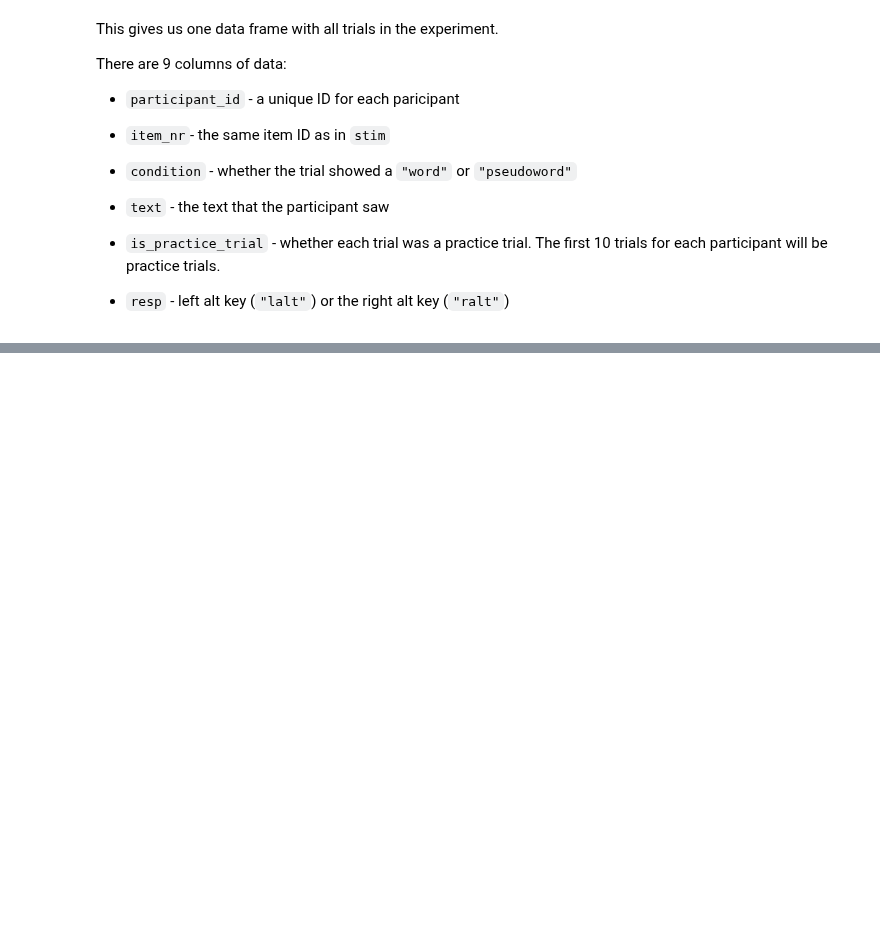
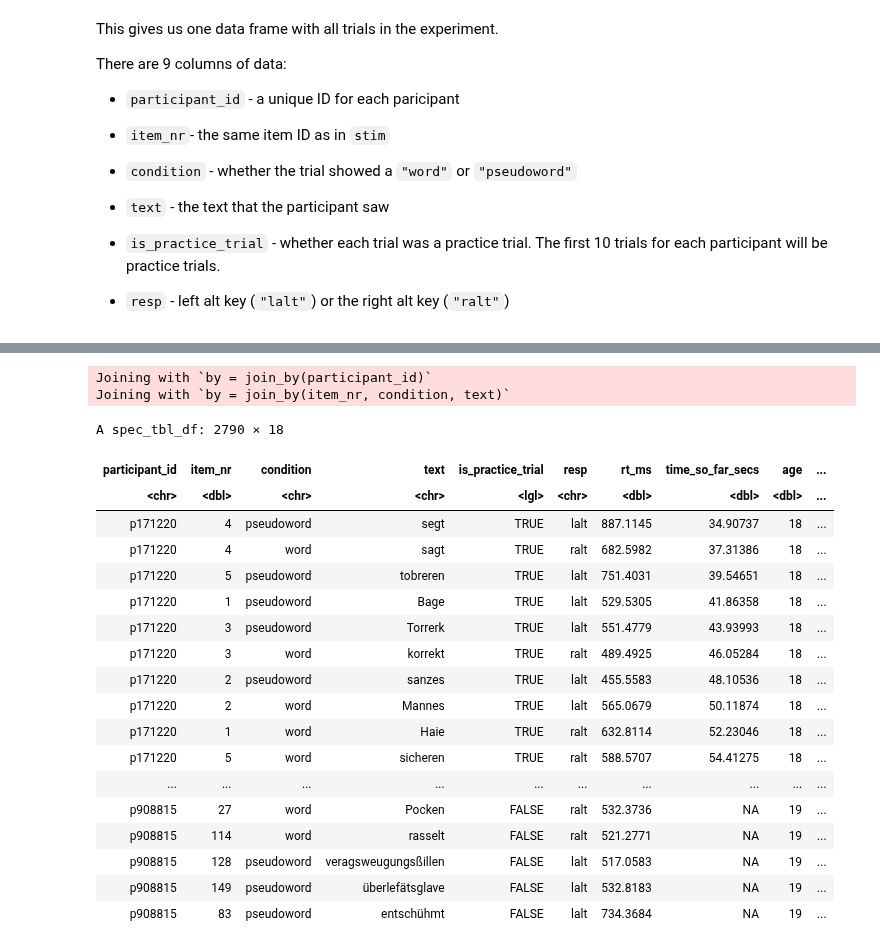
Before and after one commit to JackEdTaylor/expra-wise24, a Jupyter notebook: lecture/demo/demo_analyse.ipynb, the cells around one changed output, grey strips where cells are left out. Drawn from its saved outputs; the diff is of its cells as text; code cells hidden in the pictures; blank space fills up the shorter version.

```diff
--- a/lecture/demo/demo_analyse.ipynb
+++ b/lecture/demo/demo_analyse.ipynb
@@ -96,7 +98,7 @@ demog |> print()
 
 Next we import the list of stimuli:
 # %%
-stim <- read_csv("stimuli.csv")
+stim <- read_csv("demo_stimuli.csv")
 
 stim
 # %% [output]
@@ -249,0 +256,29 @@ There are 9 columns of data:
+# %%
+all_dat <- raw_data |>
+  left_join(demog) |>
+  left_join(stim)
+# %% [output]
+Joining with `by = join_by(participant_id)`
+Joining with `by = join_by(item_nr, condition, text)`
+# %%
+all_dat
+# %% [output]
+A spec_tbl_df: 2790 × 18
+| participant_id | item_nr | condition | text | is_practice_trial | resp | rt_ms | time_so_far_secs | age | ... |
+| <chr> | <dbl> | <chr> | <chr> | <lgl> | <chr> | <dbl> | <dbl> | <dbl> | ... |
+| p171220 | 4 | pseudoword | segt | TRUE | lalt | 887.1145 | 34.90737 | 18 | ... |
+| p171220 | 4 | word | sagt | TRUE | ralt | 682.5982 | 37.31386 | 18 | ... |
+| p171220 | 5 | pseudoword | tobreren | TRUE | lalt | 751.4031 | 39.54651 | 18 | ... |
+| p171220 | 1 | pseudoword | Bage | TRUE | lalt | 529.5305 | 41.86358 | 18 | ... |
+| p171220 | 3 | pseudoword | Torrerk | TRUE | lalt | 551.4779 | 43.93993 | 18 | ... |
+| p171220 | 3 | word | korrekt | TRUE | ralt | 489.4925 | 46.05284 | 18 | ... |
+| p171220 | 2 | pseudoword | sanzes | TRUE | lalt | 455.5583 | 48.10536 | 18 | ... |
+| p171220 | 2 | word | Mannes | TRUE | lalt | 565.0679 | 50.11874 | 18 | ... |
+| p171220 | 1 | word | Haie | TRUE | ralt | 632.8114 | 52.23046 | 18 | ... |
+| p171220 | 5 | word | sicheren | TRUE | ralt | 588.5707 | 54.41275 | 18 | ... |
+| ... | ... | ... | ... | ... | ... | ... | ... | ... | ... |
+| p908815 | 27 | word | Pocken | FALSE | ralt | 532.3736 | NA | 19 | ... |
+| p908815 | 114 | word | rasselt | FALSE | ralt | 521.2771 | NA | 19 | ... |
+| p908815 | 128 | pseudoword | veragsweugungsßillen | FALSE | lalt | 517.0583 | NA | 19 | ... |
+| p908815 | 149 | pseudoword | überlefätsglave | FALSE | lalt | 532.8183 | NA | 19 | ... |
+| p908815 | 83 | pseudoword | entschühmt | FALSE | lalt | 734.3684 | NA | 19 | ... |
```
Also changed, not shown: parts of 40 cells of this notebook, 12 other files.
